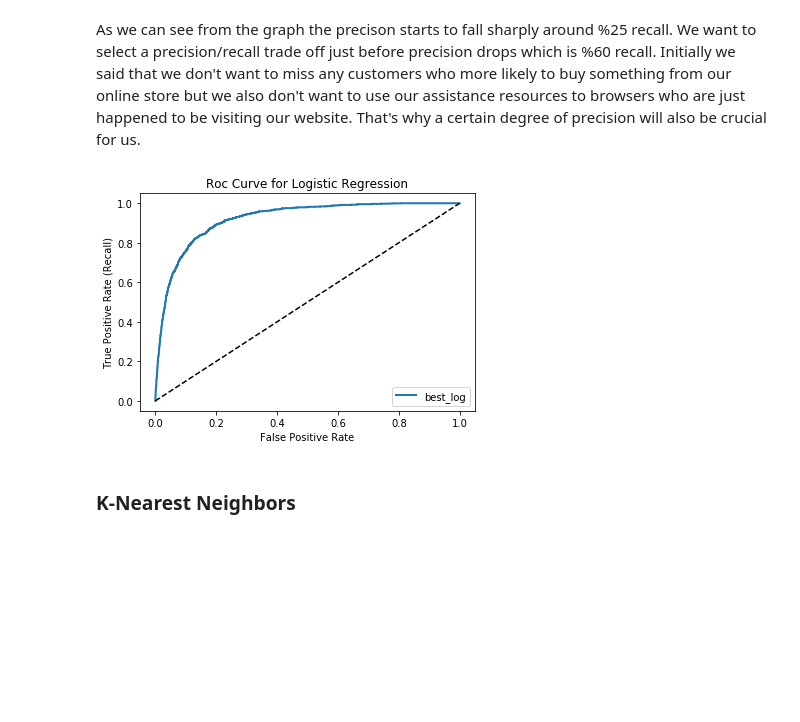
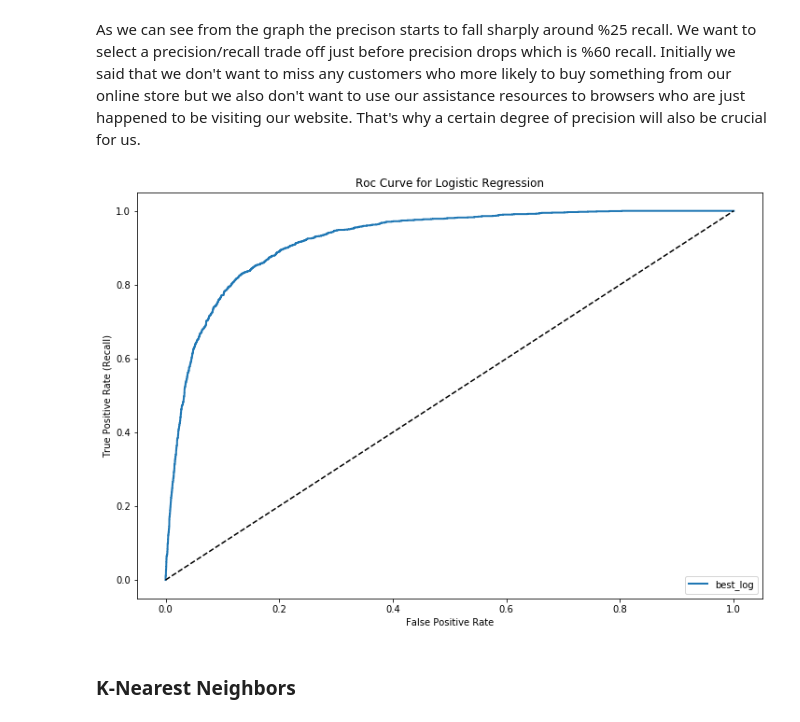
Before and after one commit to sezginisg/online_shoppers, a Jupyter notebook: Sez/Eda.ipynb, the cells around one changed output. Drawn from its saved outputs; the diff is of its cells as text; code cells hidden in the pictures; blank space fills up the shorter version.

```diff
--- a/Sez/Eda.ipynb
+++ b/Sez/Eda.ipynb
@@ -385,19 +366,20 @@ No handles with labels found to put in legend.
 # %% [markdown]
 As we can see from the graph the precison starts to fall sharply around %25 recall. We want to select a precision/recall trade off just before precision drops which is %60 recall. Initially we said that we don't want to miss any customers who more likely to buy something from our online store but we also don't want to use our assistance resources to browsers who are just happened to be visiting our website. That's why a certain degree of precision will also be crucial for us.
 # %%
-fpr, tpr, thresholds = roc_curve(y_train, y_scores)
+fpr, tpr, thresholds = roc_curve(y_train, y_prob)
 def plot_roc_curve(fpr, tpr, label=None):
+    fig = plt.figure(figsize=(12,8))
     plt.plot(fpr,tpr,linewidth= 2, label=label)
     plt.plot([0,1], [0,1],'k--')
     plt.xlabel('False Positive Rate')
     plt.ylabel('True Positive Rate (Recall)')
     plt.title('Roc Curve for Logistic Regression')
     plt.legend(loc=4)
 
 plot_roc_curve(fpr, tpr, label='best_log')
 plt.show()
 # %% [output]
-[figure, old version]
+[figure, new version]
 # %% [markdown]
 ### K-Nearest Neighbors
 # %%
```
Also changed, not shown: parts of 23 cells of this notebook, 1 other file.
